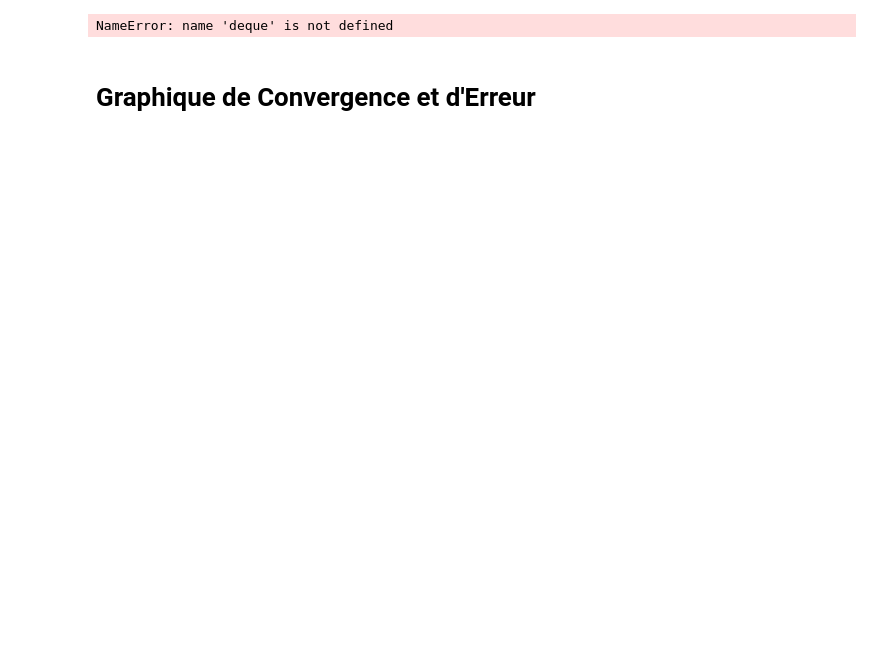
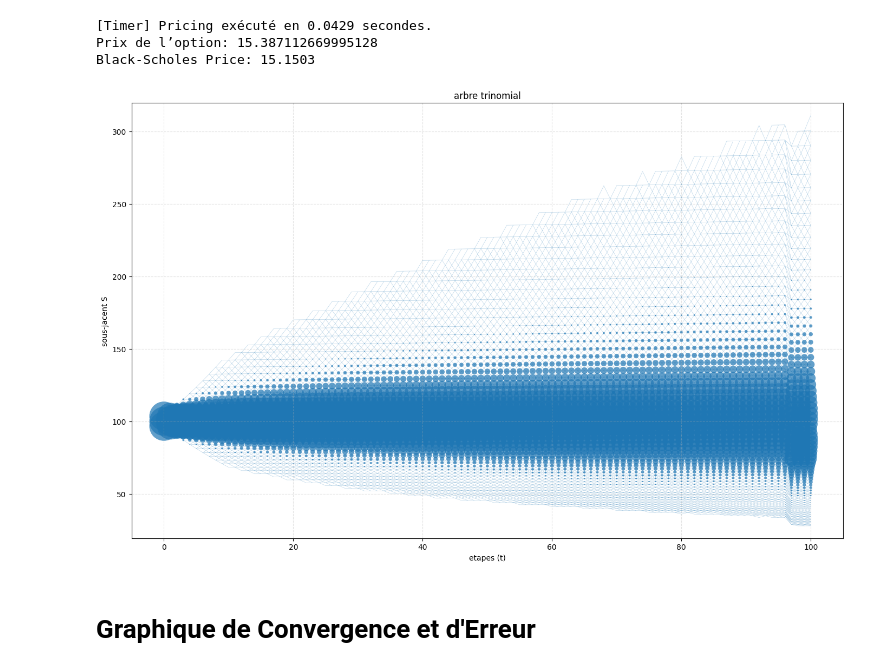
Before and after one commit to yvesmarix/TRINOMIAL-TREE-PRICING, a Jupyter notebook: src/pricing/dev_file.ipynb, the cells around one changed output. Drawn from its saved outputs; the diff is of its cells as text; code cells hidden in the pictures; blank space fills up the shorter version.

```diff
--- a/src/pricing/dev_file.ipynb
+++ b/src/pricing/dev_file.ipynb
@@ -1,26 +1,29 @@
 # %%
 from pricing import BlackScholesPricer, TrinomialTree, Market, Option
 from pricing.convergence import *
 import datetime as dt
 import sys
 # limite de récursion modifée
 sys.setrecursionlimit(100000)
 
 # parametrage de l'arbre
 market = Market(S0=100, r=0.03, sigma=0.2, dividend=5, dividend_date=dt.datetime(2026, 10, 20))
 option = Option(K=110, option_type="put", maturity=dt.datetime(2026, 10, 30), option_class="american")
-tree = TrinomialTree(market, N=1000, pruning=True, epsilon=1e-7)
+tree = TrinomialTree(market, N=100, pruning=True, epsilon=1e-7)
 
 # prix de l'arbre
 price = tree.price(option, compute_greeks=True, activate_timer=True)
 print("Prix de l’option:", price)
 
 # black Scholes
 bs = BlackScholesPricer(S=market.S0, K=option.K, T=tree.delta_t*tree.N, r=market.r, sigma=market.sigma, option_type='put', dividend=market.dividend, dividend_date = market.dividend_date)
 bs_price = bs.price()
 print("Black-Scholes Price: {:.4f}".format(bs_price))
 
 # graphique de l'arbre
-# tree.plot_tree(tree.N)
+tree.plot_tree(tree.N)
 # %% [output]
-NameError: name 'deque' is not defined
+[Timer] Pricing exécuté en 0.0429 secondes.
+Prix de l’option: 15.387112669995128
+Black-Scholes Price: 15.1503
+[figure, added]
```
Also changed, not shown: parts of 2 cells of this notebook, 4 other files.
